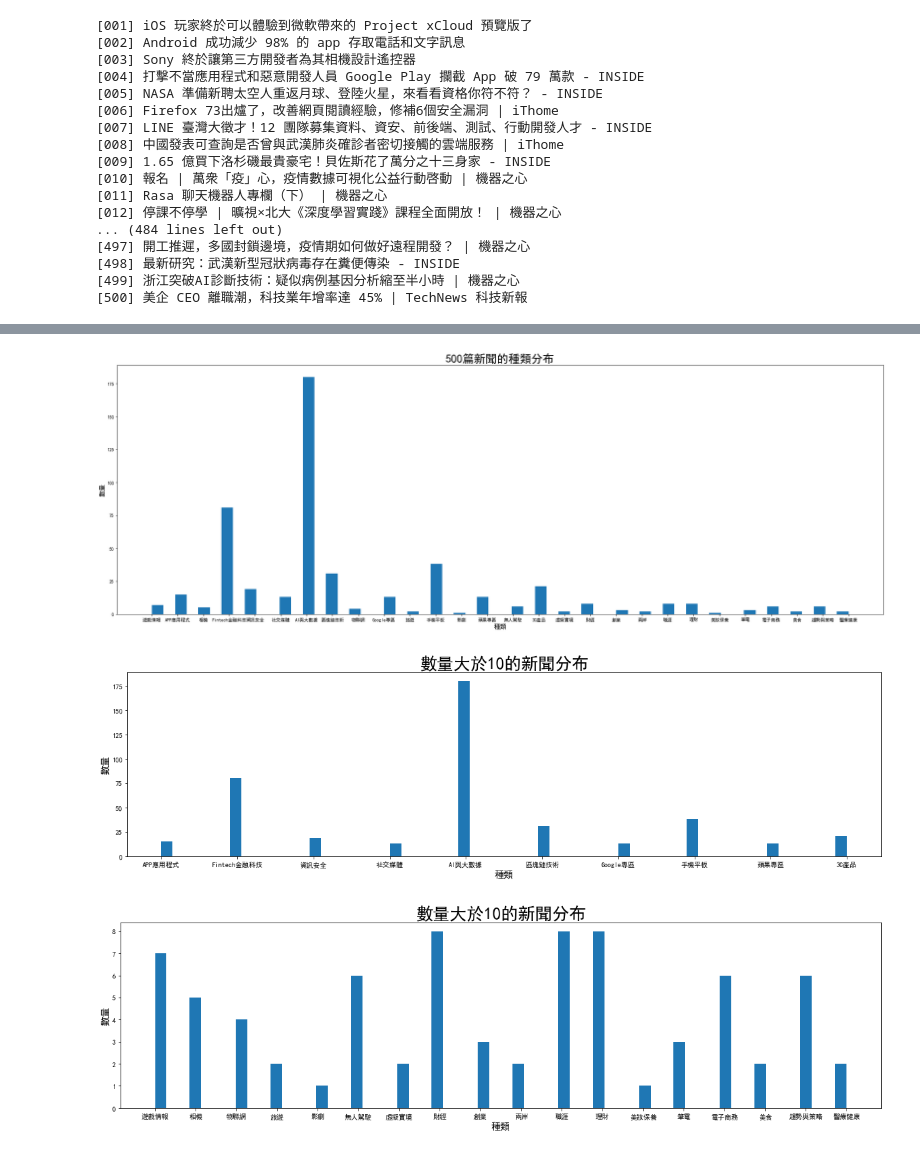
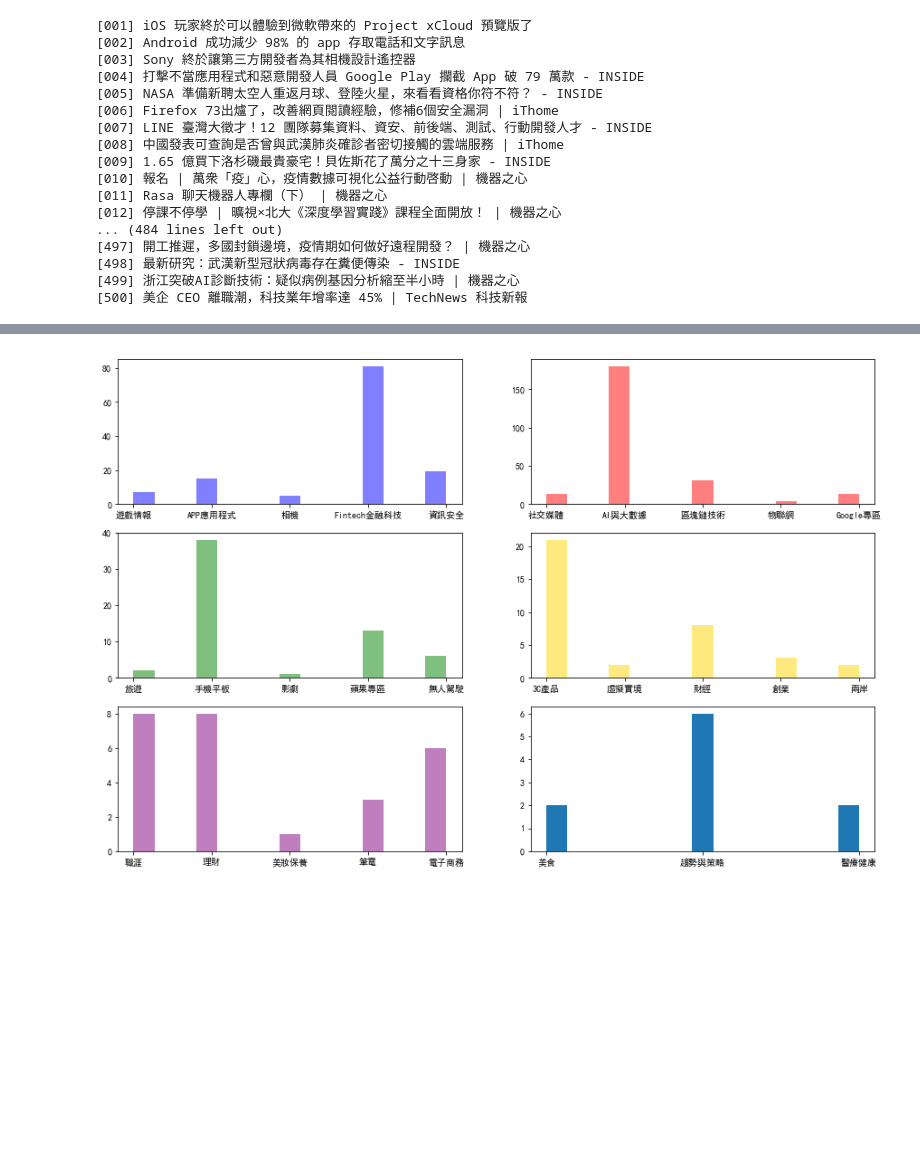
Before and after one commit to Ether-YiTseWu/1st-PyCrawlerMarathon, a Jupyter notebook: final project/Final Project.ipynb, the cells around one changed output, grey strips where cells are left out. Saved outputs shown, nothing was run; the diff lists cells and outputs as text; code cells hidden in the pictures; blank space fills up the shorter version.

```diff
--- a/final project/Final Project.ipynb
+++ b/final project/Final Project.ipynb
@@ -111,30 +113,24 @@ dataDf
-# %%
-# 解決中文顯示問題
-plt.rcParams['font.sans-serif'] = ['SimHei'] # 替換sans-serif字型
-plt.rcParams['axes.unicode_minus'] = False   # 解決座標軸負數的負號顯示問題
-
-# 畫圖
-plt.figure(figsize = (30,10))
-plt.hist(sourcelist, bins=60)
-plt.title('500篇新聞的種類分布', fontsize = '25')
-plt.xlabel('種類', fontsize = '14')
-plt.ylabel('數量', fontsize = '14')
-plt.show()
-
-plt.figure(figsize = (20,5))
-plt.hist(sourcelist_more, bins=60)
-plt.title('數量大於10的新聞分布', fontsize = '25')
-plt.xlabel('種類', fontsize = '14')
-plt.ylabel('數量', fontsize = '14')
-plt.show()
-
-plt.figure(figsize = (20,5))
-plt.hist(sourcelist_less, bins=60)
-plt.title('數量大於10的新聞分布', fontsize = '25')
-plt.xlabel('種類', fontsize = '14')
-plt.ylabel('數量', fontsize = '14')
-plt.show()
-# %% [output]
-[figure, removed]
-[figure, removed]
-[figure, removed]
+# %%
+# 解決中文顯示問題
+plt.rcParams['font.sans-serif'] = ['SimHei'] # 替換sans-serif字型
+plt.rcParams['axes.unicode_minus'] = False   # 解決座標軸負數的負號顯示問題
+
+# 繪圖
+count = 1
+color = ['blue', 'red', 'green', 'gold', 'purple']
+plotlist = []
+plt.figure(figsize = (15,10))
+for key, value in sourceDict.items():
+    for i in range(value):
+        plotlist.append(key)
+    # 每五個種類就畫一張長條圖
+    if count % 5 == 0:
+        plt.subplot(3,2,count/5)
+        plt.hist(plotlist, histtype='bar', alpha=0.5, color=color[int(count/5-1)],bins=15)
+        plotlist = []
+    count += 1
+plt.subplot(3,2,6)
+plt.hist(plotlist, bins=15)
+plt.show()
+# %% [output]
+[figure, added]
```
Also changed, not shown: parts of 2 cells of this notebook.
